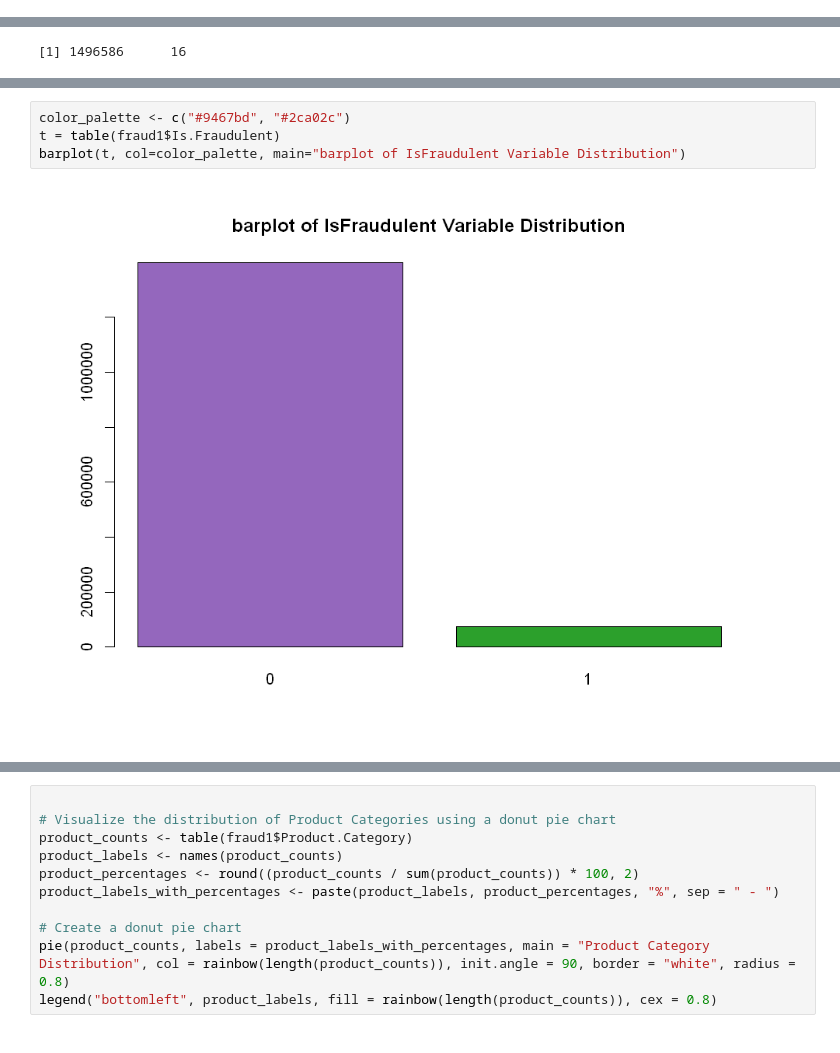
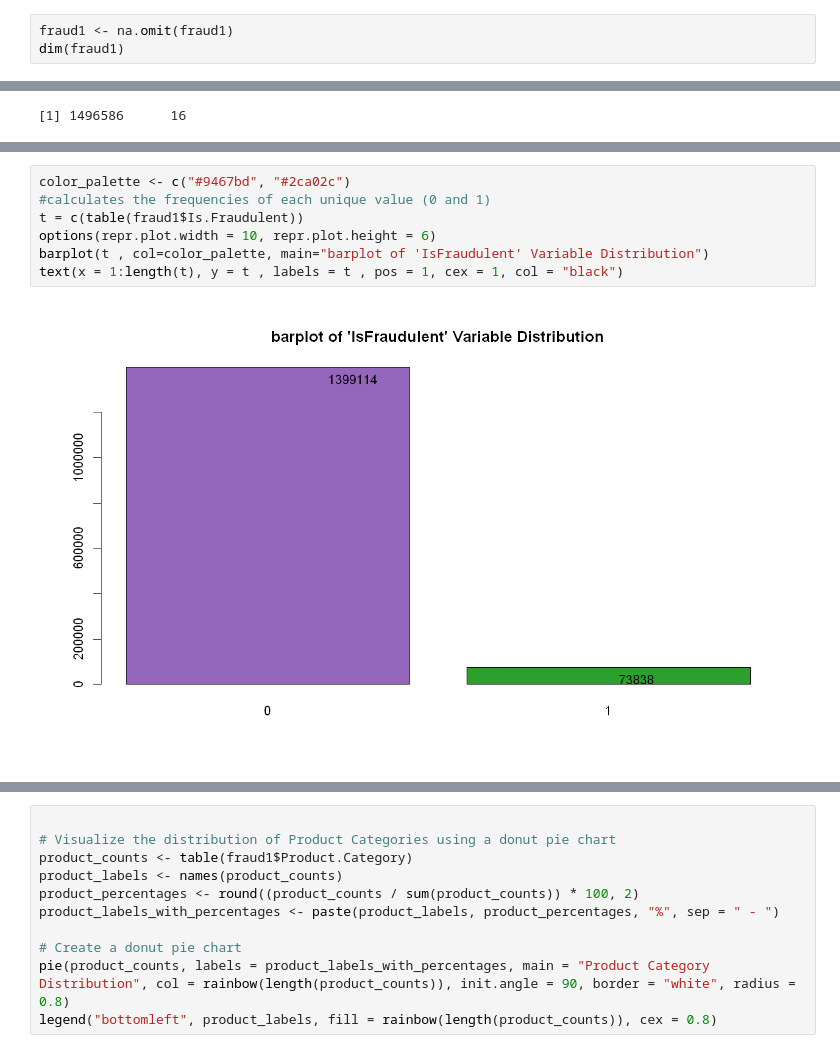
Before and after one commit to farahhmathlouthi/Laptops-Prices-Prediction, a Jupyter notebook: Rproject.ipynb, the cells around one changed output, grey strips where cells are left out. Saved outputs shown, nothing was run; the diff lists cells and outputs as text.

```diff
--- a/Rproject.ipynb
+++ b/Rproject.ipynb
@@ -60,6 +76,9 @@ names(fraud2)
 class(fraud1)
 # %% [output]
 [1] "data.frame"
+# %%
+fraud1 <- na.omit(fraud1)
+dim(fraud1)
 # %%
 #la dimension des 2 dataframes
 dim(fraud1)
@@ -167,6 +276,9 @@ pie3D(f, explode= 0.1, labels = paste(g , prc4 ,"%"), col = green_palette, main
 # %%
 color_palette <- c("#9467bd", "#2ca02c")
-t = table(fraud1$Is.Fraudulent)
-barplot(t, col=color_palette, main="barplot of IsFraudulent Variable Distribution")
+#calculates the frequencies of each unique value (0 and 1)
+t = c(table(fraud1$Is.Fraudulent))
+options(repr.plot.width = 10, repr.plot.height = 6)
+barplot(t , col=color_palette, main="barplot of 'IsFraudulent' Variable Distribution")
+text(x = 1:length(t), y = t , labels = t , pos = 1, cex = 1, col = "black")
 # %% [output]
-[figure, old version]
+[figure, new version]
```
Also changed, not shown: parts of 27 cells of this notebook.
